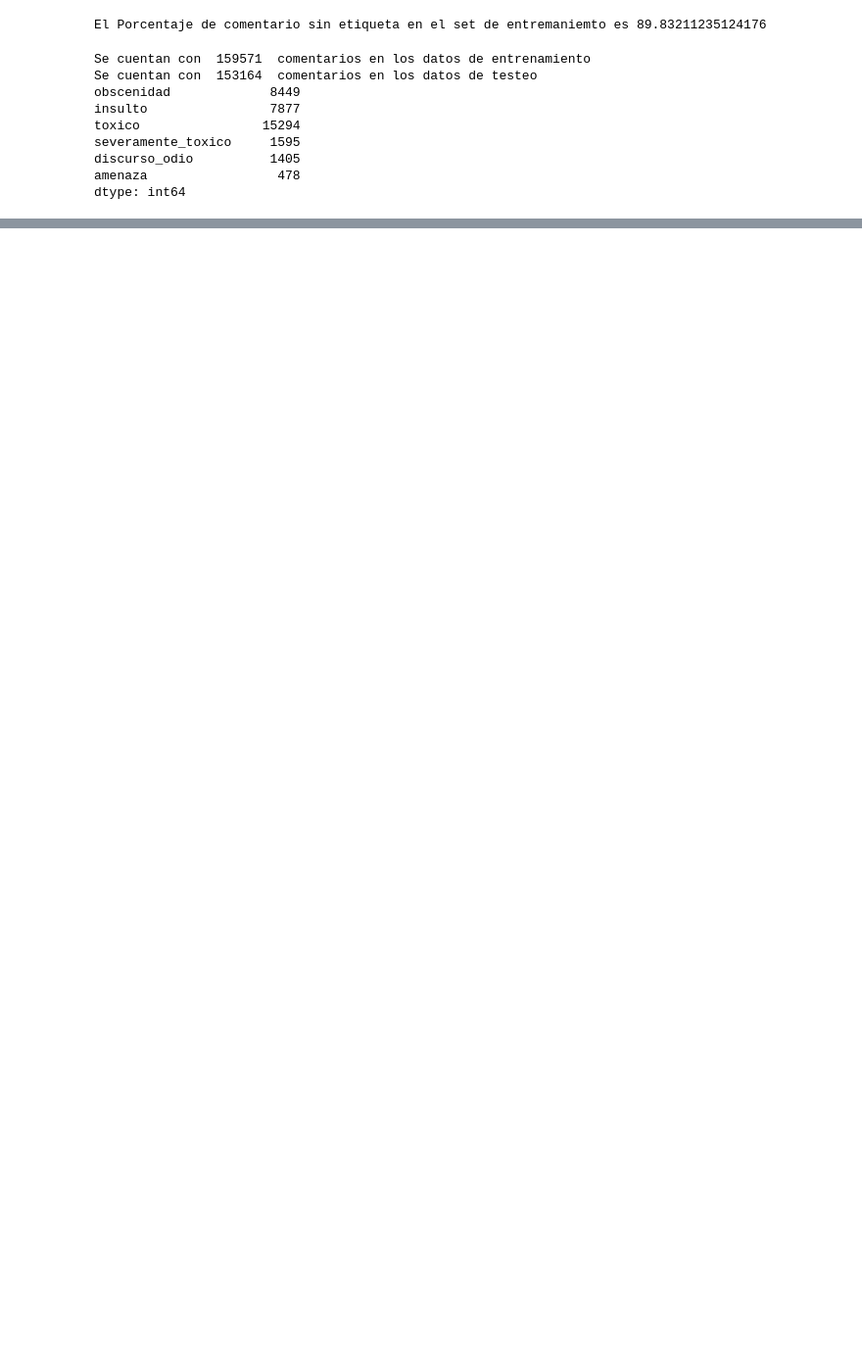
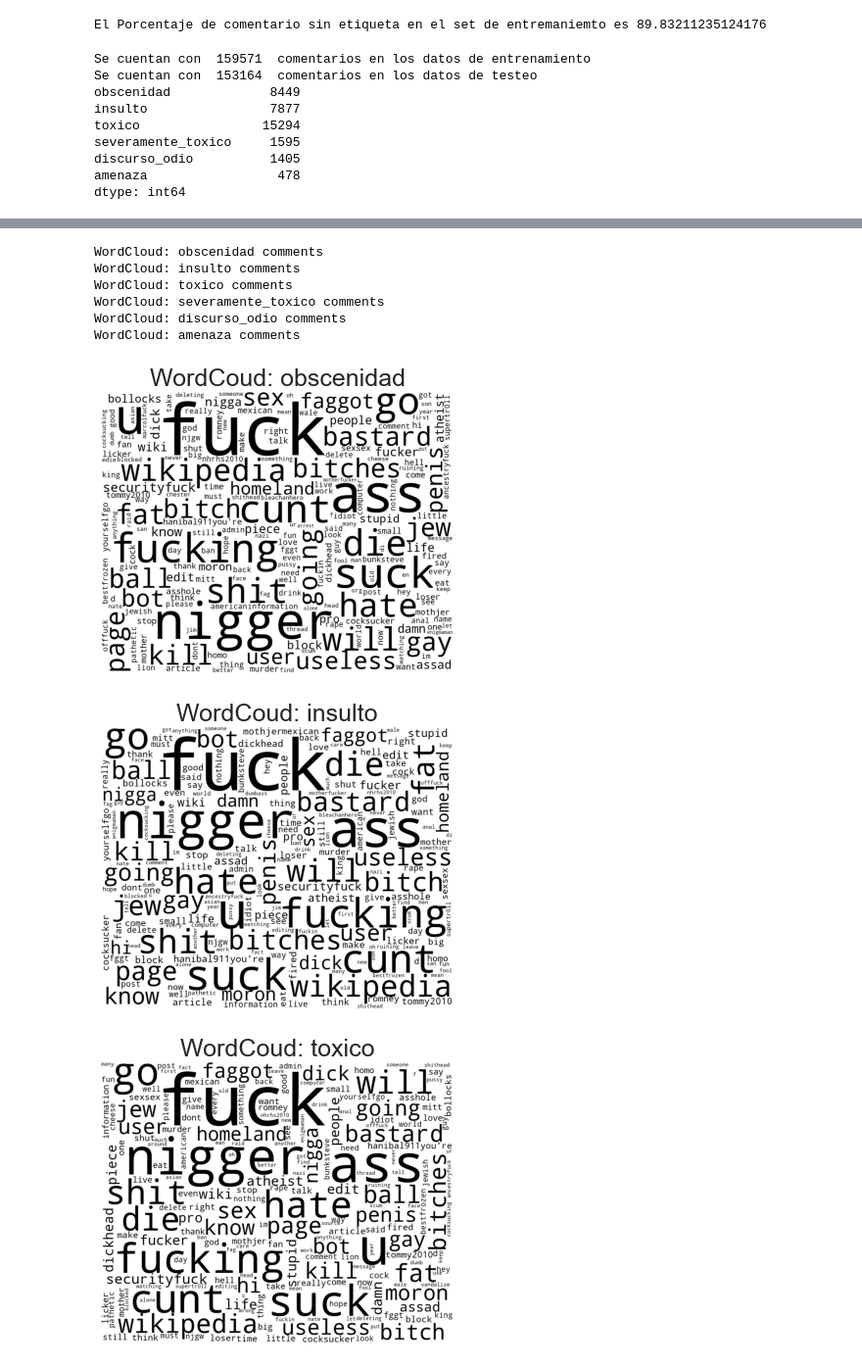
Before and after one commit to luisenerio/ProcesamientoDatosLuisLopezNerio1487280, a Jupyter notebook: Miniproyecto/Miniproyecto.ipynb, the cells around one changed output, grey strips where cells are left out. Shown at 98% size. Cells and saved outputs as stored; diff of their text form; code cells hidden in the pictures; blank space fills up the shorter version.

```diff
--- a/Miniproyecto/Miniproyecto.ipynb
+++ b/Miniproyecto/Miniproyecto.ipynb
@@ -107,0 +103,38 @@ amenaza
+# %%
+def black_color_func(word, font_size, position,orientation,random_state=None, **kwargs):
+    return("hsl(0,100%, 1%)")
+# %%
+for etiqueta in cols_target:
+    plt.figure(figsize=(5,5))
+    filtered_data = Train_df[Train_df[etiqueta]==1]
+    corpus = filtered_data["comment_text"]
+    if len(corpus)>2000:
+        corpus = corpus.head(2000)
+    for sentence in corpus:
+        result += sentence + " "
+        result = result.lower()
+    wordcloud = WordCloud(
+    background_color='white',
+    stopwords=stopwords,
+    collocations=False,
+    max_words=200,
+    max_font_size=200,
+    width=1000, height=800,
+    random_state=42,).generate(result)
+    wordcloud.recolor(color_func = black_color_func)
+    print(f"WordCloud: {etiqueta} comments")
+    # plot the WordCloud image
+    plt.imshow(wordcloud)
+    plt.title("WordCoud: "+str(etiqueta),fontsize=25)
+    plt.axis("off")
+    plt.tight_layout(pad = 0)
+# %% [output]
+WordCloud: obscenidad comments
+WordCloud: insulto comments
+WordCloud: toxico comments
+WordCloud: severamente_toxico comments
+WordCloud: discurso_odio comments
+WordCloud: amenaza comments
+[figure, added]
+[figure, added]
+[figure, added]
```
Also changed, not shown: parts of 6 cells of this notebook.
